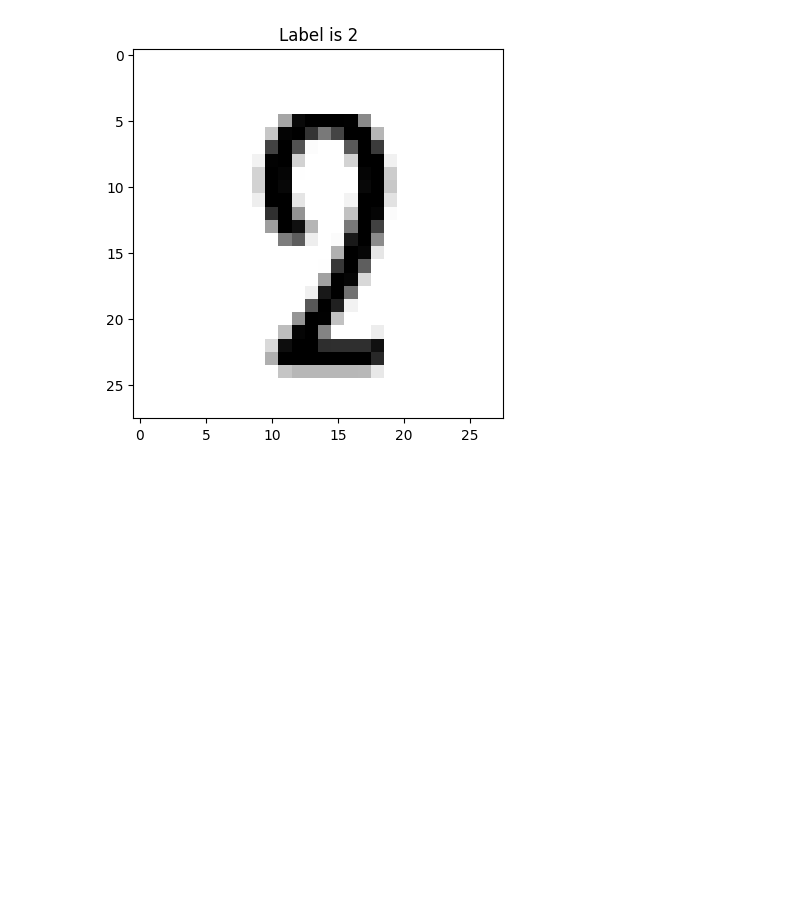
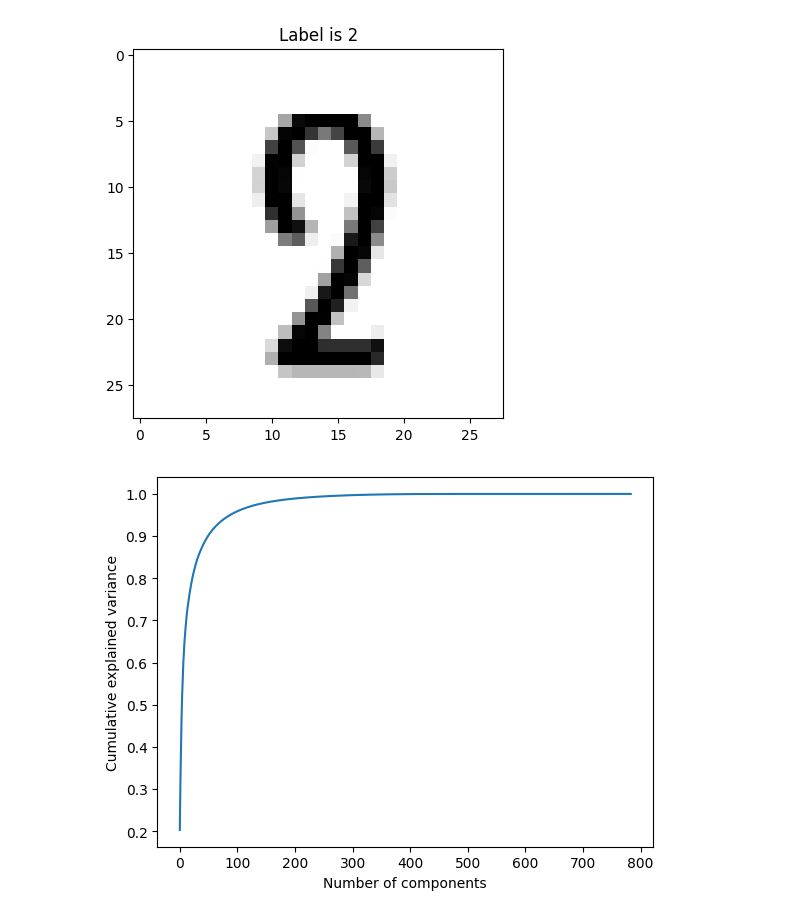
Before and after one commit to pedrobergaglio/tp1-ldd24, a Jupyter notebook: TP2/exploracion.ipynb, the cells around one changed output. Drawn from its saved outputs; the diff is of its cells as text; code cells hidden in the pictures; blank space fills up the shorter version.

```diff
--- a/TP2/exploracion.ipynb
+++ b/TP2/exploracion.ipynb
@@ -34,2 +34,28 @@ for index, row in df.iterrows():
 # %% [output]
 [figure]
+# %%
+from sklearn.decomposition import PCA
+
+# Separate the labels and the data
+X = df.drop('labels', axis=1).values
+y = df['labels'].values
+
+# Perform PCA
+pca = PCA()
+pca.fit(X)
+
+# Calculate the cumulative sum of explained variance ratios
+cumulative_variance = np.cumsum(pca.explained_variance_ratio_)
+
+# Find the number of components that explain at least 95% of the variance
+num_components_95 = np.argmax(cumulative_variance >= 0.80) + 1
+
+#print(f'Cantidad de autovectores de representación al 95 %: {num_components_95}')
+
+# Plot the cumulative explained variance ratio
+plt.plot(cumulative_variance)
+plt.xlabel('Number of components')
+plt.ylabel('Cumulative explained variance')
+plt.show()
+# %% [output]
+[figure, added]
```
Also changed, not shown: parts of 10 cells of this notebook, 2 other files.
